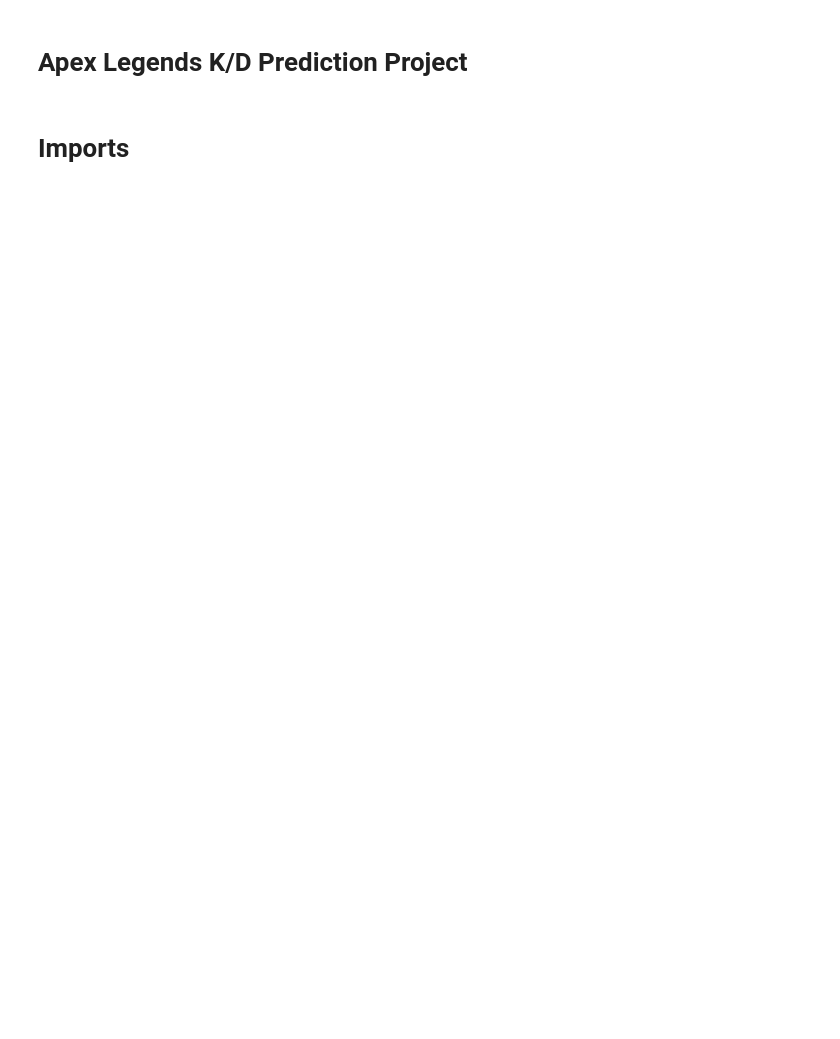
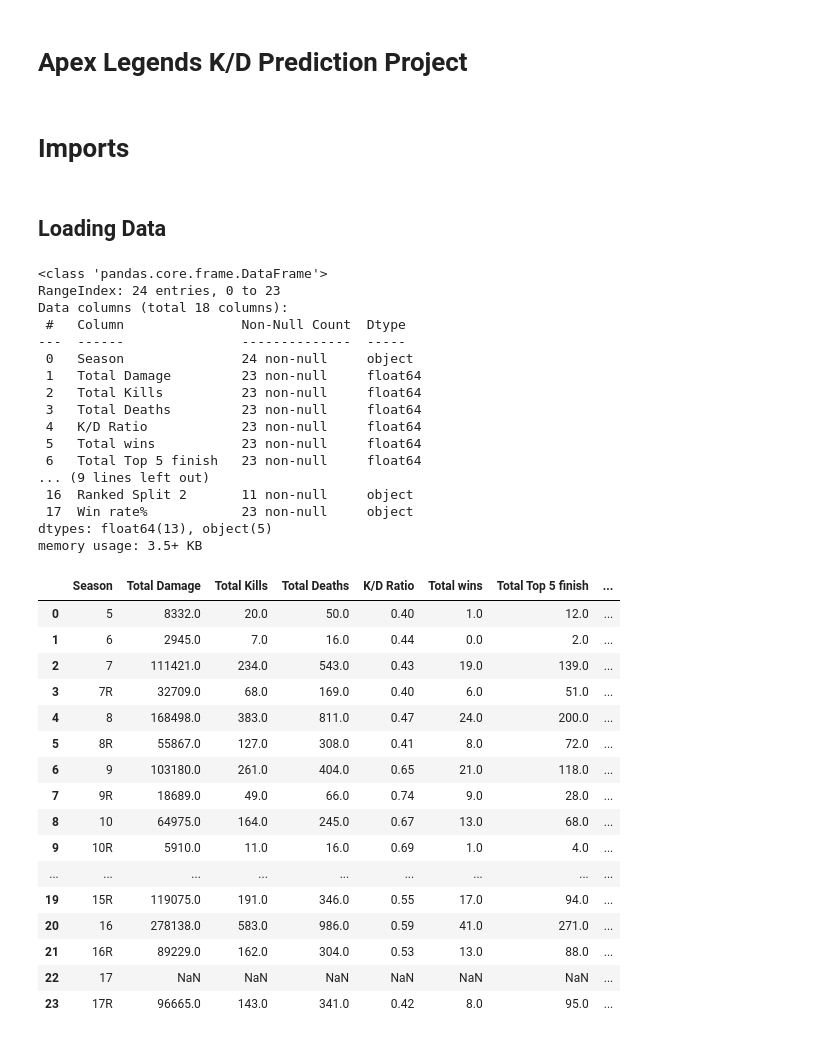
Before and after one commit to JoeBwonKenobi/Apex-K-D-Prediction_Project, a Jupyter notebook: Untitled.ipynb, the cells around one changed output. Cells and saved outputs as stored; diff of their text form; code cells hidden in the pictures; blank space fills up the shorter version.

```diff
--- a/Untitled.ipynb
+++ b/Untitled.ipynb
@@ -4,0 +48,41 @@
+# %% [markdown]
+## **Loading Data**
+# %%
+joe_df= pd.read_csv("/Users/davyd/OneDrive/Documents/Apex_Data_Joe.csv")
+joe_df.info()
+joe_df.head(25)
+# %% [output]
+<class 'pandas.core.frame.DataFrame'>
+RangeIndex: 24 entries, 0 to 23
+Data columns (total 18 columns):
+ #   Column               Non-Null Count  Dtype
+---  ------               --------------  -----
+ 0   Season               24 non-null     object
+ 1   Total Damage         23 non-null     float64
+ 2   Total Kills          23 non-null     float64
+ 3   Total Deaths         23 non-null     float64
+ 4   K/D Ratio            23 non-null     float64
+ 5   Total wins           23 non-null     float64
+ 6   Total Top 5 finish   23 non-null     float64
+... (9 lines left out)
+ 16  Ranked Split 2       11 non-null     object
+ 17  Win rate%            23 non-null     object
+dtypes: float64(13), object(5)
+memory usage: 3.5+ KB
+|  | Season | Total Damage | Total Kills | Total Deaths | K/D Ratio | Total wins | Total Top 5 finish | ... |
+| 0 | 5 | 8332.0 | 20.0 | 50.0 | 0.40 | 1.0 | 12.0 | ... |
+| 1 | 6 | 2945.0 | 7.0 | 16.0 | 0.44 | 0.0 | 2.0 | ... |
+| 2 | 7 | 111421.0 | 234.0 | 543.0 | 0.43 | 19.0 | 139.0 | ... |
+| 3 | 7R | 32709.0 | 68.0 | 169.0 | 0.40 | 6.0 | 51.0 | ... |
+| 4 | 8 | 168498.0 | 383.0 | 811.0 | 0.47 | 24.0 | 200.0 | ... |
+| 5 | 8R | 55867.0 | 127.0 | 308.0 | 0.41 | 8.0 | 72.0 | ... |
+| 6 | 9 | 103180.0 | 261.0 | 404.0 | 0.65 | 21.0 | 118.0 | ... |
+| 7 | 9R | 18689.0 | 49.0 | 66.0 | 0.74 | 9.0 | 28.0 | ... |
+| 8 | 10 | 64975.0 | 164.0 | 245.0 | 0.67 | 13.0 | 68.0 | ... |
+| 9 | 10R | 5910.0 | 11.0 | 16.0 | 0.69 | 1.0 | 4.0 | ... |
+| ... | ... | ... | ... | ... | ... | ... | ... | ... |
+| 19 | 15R | 119075.0 | 191.0 | 346.0 | 0.55 | 17.0 | 94.0 | ... |
+| 20 | 16 | 278138.0 | 583.0 | 986.0 | 0.59 | 41.0 | 271.0 | ... |
+| 21 | 16R | 89229.0 | 162.0 | 304.0 | 0.53 | 13.0 | 88.0 | ... |
+| 22 | 17 | NaN | NaN | NaN | NaN | NaN | NaN | ... |
+| 23 | 17R | 96665.0 | 143.0 | 341.0 | 0.42 | 8.0 | 95.0 | ... |
```
Also changed, not shown: parts of 6 cells of this notebook, 1 other file.
